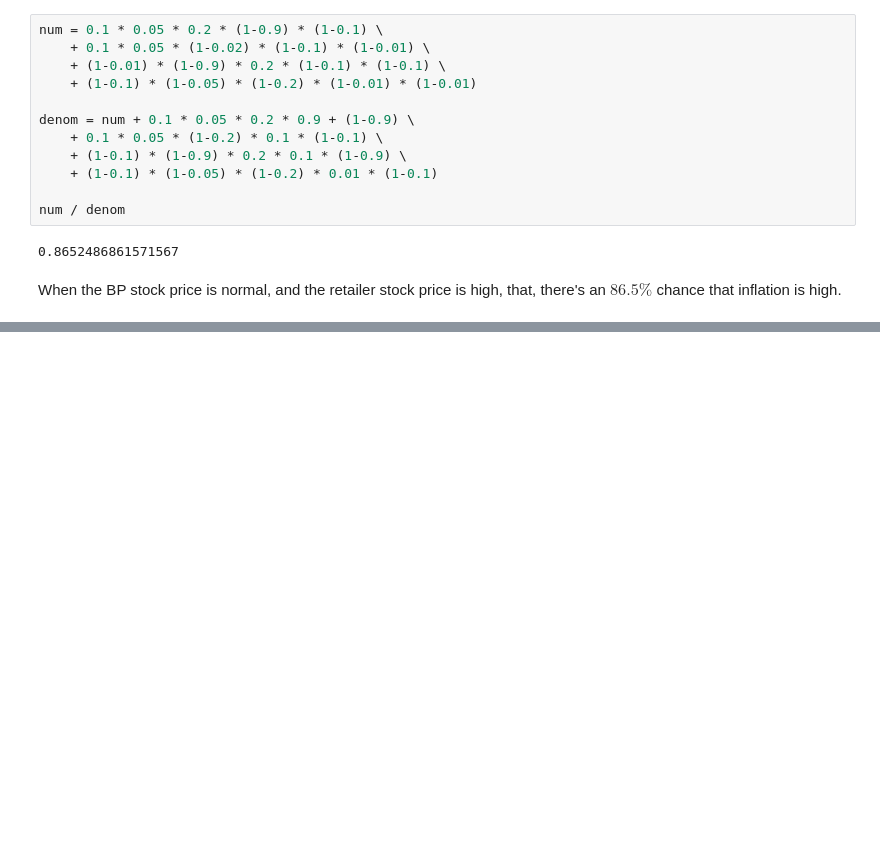
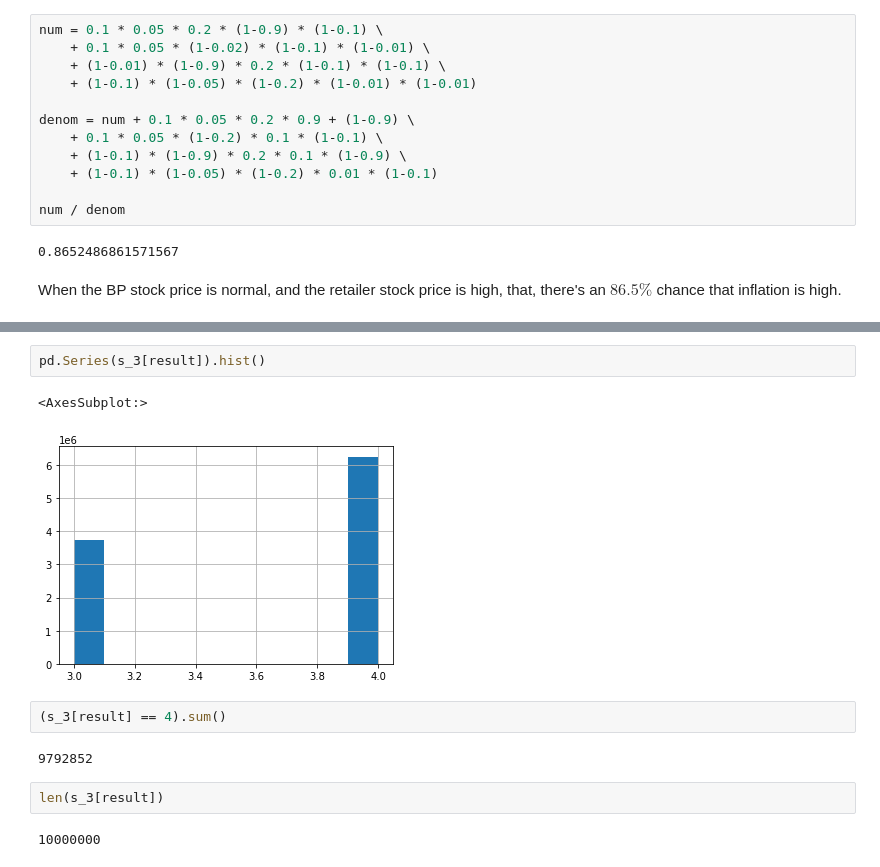
Before and after one commit to Edderic/BRML, a Jupyter notebook: solutions/ch-3.ipynb, the cells around one changed output, grey strips where cells are left out. Cells and saved outputs as stored; diff of their text form; blank space fills up the shorter version.

```diff
--- a/solutions/ch-3.ipynb
+++ b/solutions/ch-3.ipynb
@@ -861,0 +1018,13 @@ plt.tight_layout()
+# %%
+pd.Series(s_3[result]).hist()
+# %% [output]
+<AxesSubplot:>
+[figure, added]
+# %%
+(s_3[result] == 4).sum()
+# %% [output]
+9792852
+# %%
+len(s_3[result])
+# %% [output]
+10000000
```
Also changed, not shown: parts of 105 cells of this notebook.
